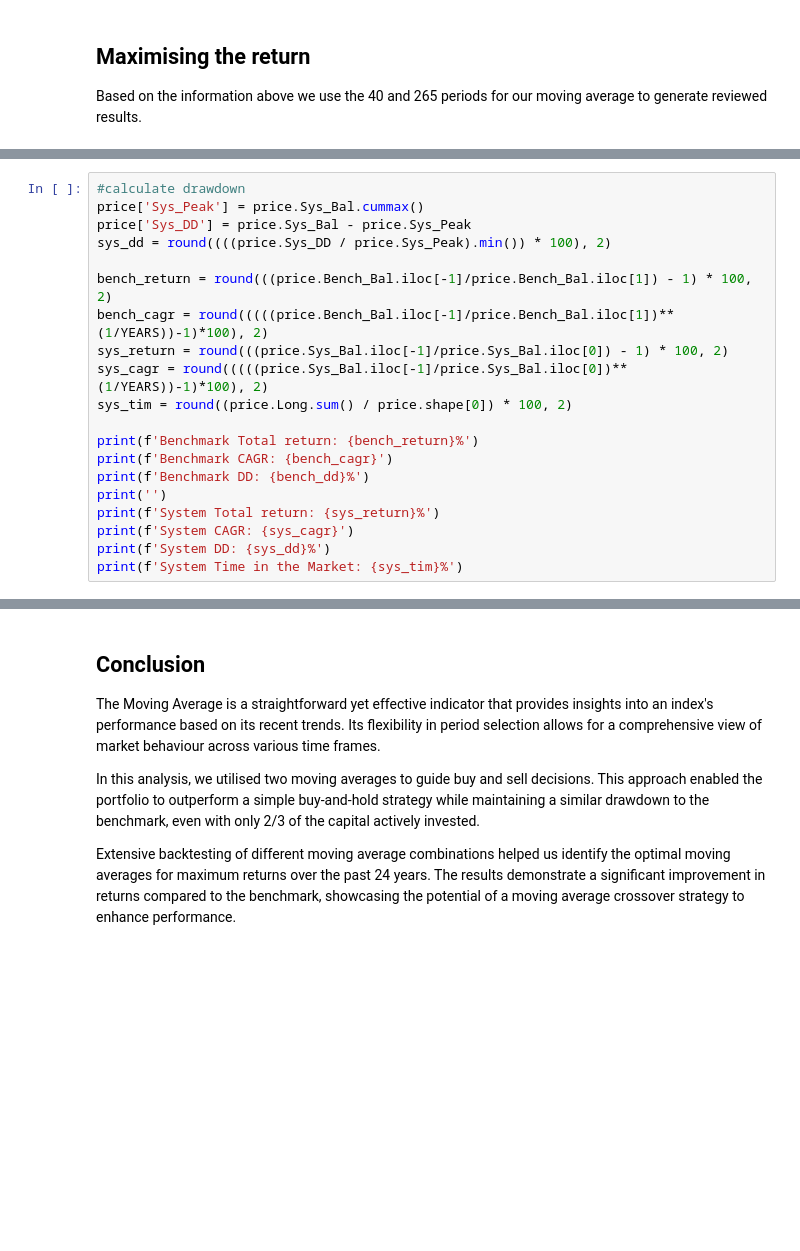
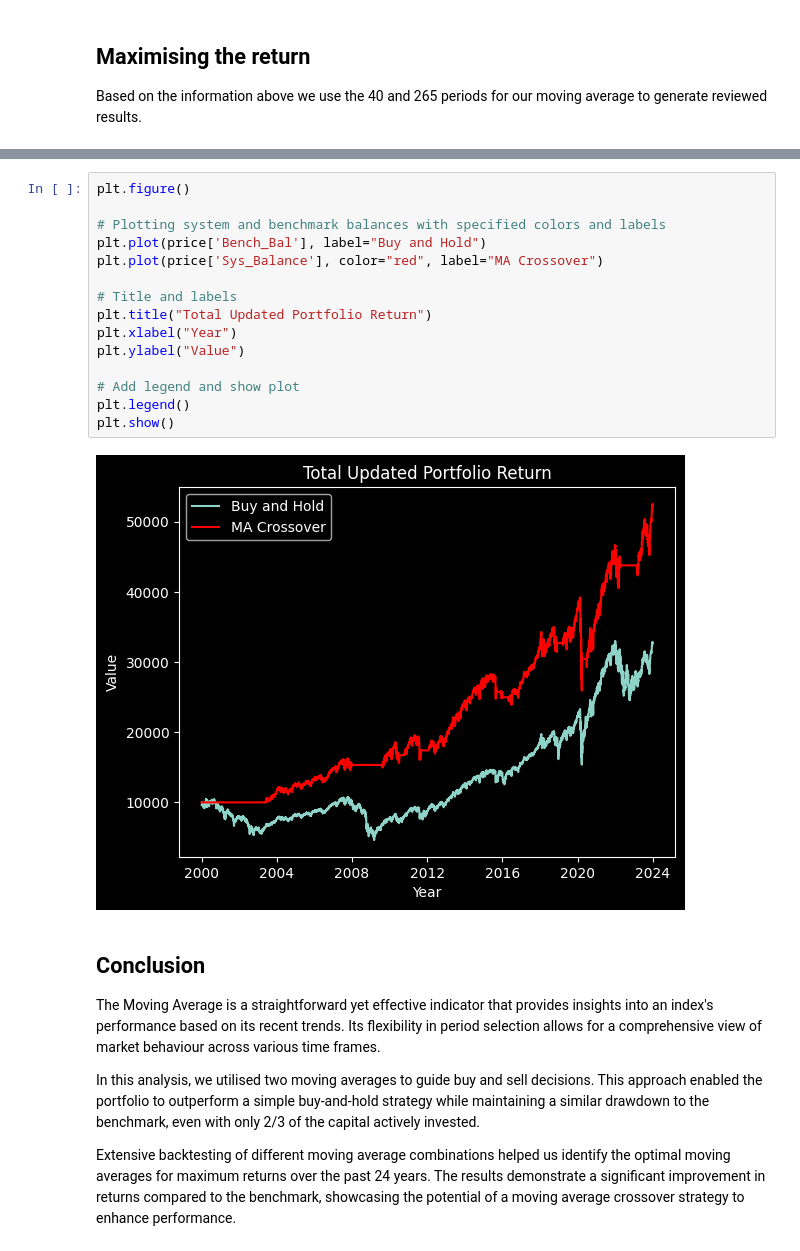
Before and after one commit to kasmaslrn/moving_average, a Jupyter notebook: moving_avg_crossover.ipynb, the cells around one changed output, grey strips where cells are left out. Cells and saved outputs as stored; diff of their text form; blank space fills up the shorter version.

```diff
--- a/moving_avg_crossover.ipynb
+++ b/moving_avg_crossover.ipynb
@@ -419,20 +399,0 @@ plt.show()
-# %%
-#calculate drawdown
-price['Sys_Peak'] = price.Sys_Bal.cummax()
-price['Sys_DD'] = price.Sys_Bal - price.Sys_Peak
-sys_dd = round((((price.Sys_DD / price.Sys_Peak).min()) * 100), 2)
-
-bench_return = round(((price.Bench_Bal.iloc[-1]/price.Bench_Bal.iloc[1]) - 1) * 100, 2)
-bench_cagr = round(((((price.Bench_Bal.iloc[-1]/price.Bench_Bal.iloc[1])**(1/YEARS))-1)*100), 2)
-sys_return = round(((price.Sys_Bal.iloc[-1]/price.Sys_Bal.iloc[0]) - 1) * 100, 2)
-sys_cagr = round(((((price.Sys_Bal.iloc[-1]/price.Sys_Bal.iloc[0])**(1/YEARS))-1)*100), 2)
-sys_tim = round((price.Long.sum() / price.shape[0]) * 100, 2)
-
-print(f'Benchmark Total return: {bench_return}%')
-print(f'Benchmark CAGR: {bench_cagr}')
-print(f'Benchmark DD: {bench_dd}%')
-print('')
-print(f'System Total return: {sys_return}%')
-print(f'System CAGR: {sys_cagr}')
-print(f'System DD: {sys_dd}%')
-print(f'System Time in the Market: {sys_tim}%')
@@ -448,3 +472,20 @@ System Time in the Market: 68.01%
+# %%
+plt.figure()
+
+# Plotting system and benchmark balances with specified colors and labels
+plt.plot(price['Bench_Bal'], label="Buy and Hold")
+plt.plot(price['Sys_Balance'], color="red", label="MA Crossover")
+
+# Title and labels
+plt.title("Total Updated Portfolio Return")
+plt.xlabel("Year")
+plt.ylabel("Value")
+
+# Add legend and show plot
+plt.legend()
+plt.show()
+# %% [output]
+[figure, added]
 # %% [markdown]
 ## Conclusion
 
```
Also changed, not shown: parts of 10 cells of this notebook, 1 other file.
